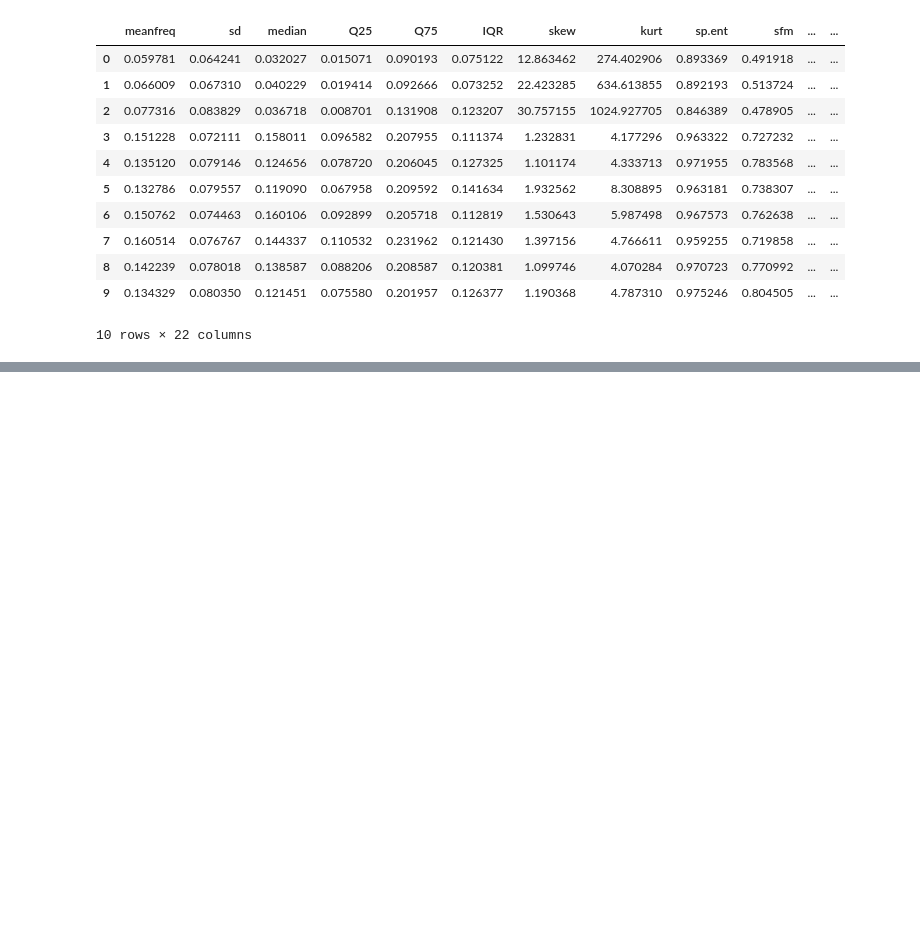
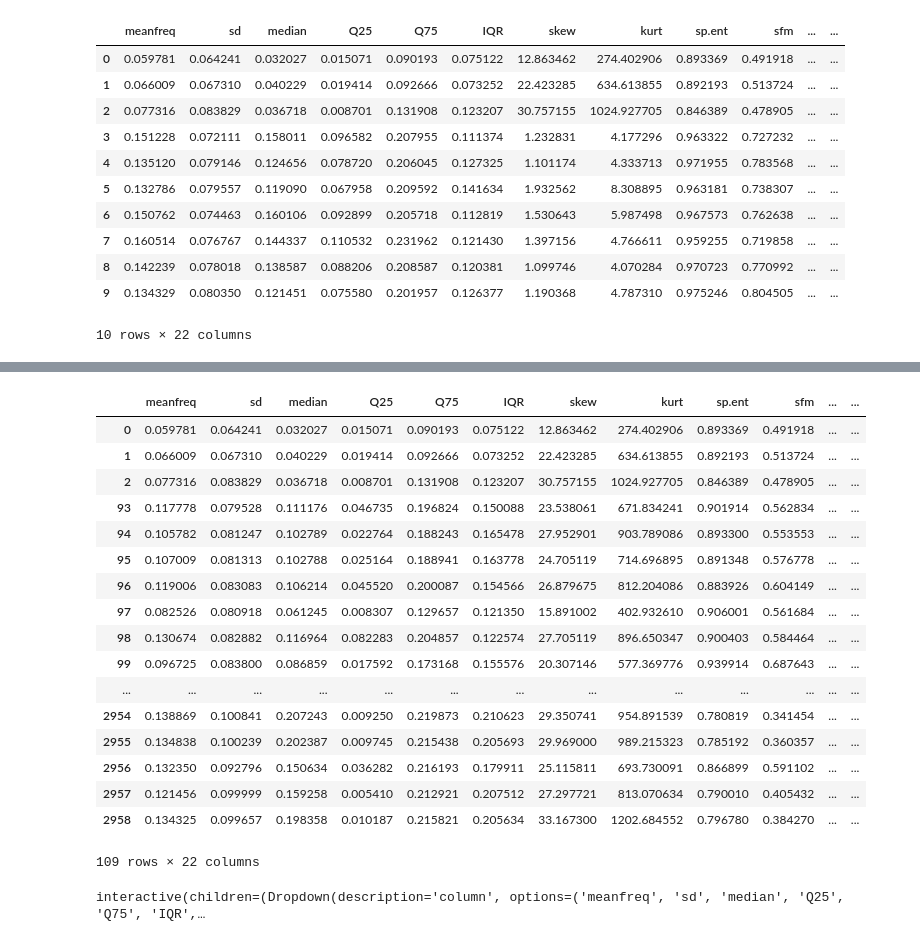
Before and after one commit to 1pha/Study_UOS, a Jupyter notebook: DL_from_Scratch/iris.ipynb, the cells around one changed output, grey strips where cells are left out. Cells and saved outputs as stored; diff of their text form; code cells hidden in the pictures; blank space fills up the shorter version.

```diff
--- a/DL_from_Scratch/iris.ipynb
+++ b/DL_from_Scratch/iris.ipynb
@@ -284,0 +288,3 @@ df.head(10)
+# %%
+df = pd.read_csv('gender_voice_scikit_onehot_dataset.csv')
+df.head(10)
@@ -284,0 +304,27 @@ df.head(10)
+# %%
+df.loc[df['skew'] > 12]
+# %% [output]
+|  | meanfreq | sd | median | Q25 | Q75 | IQR | skew | kurt | sp.ent | sfm | ... | ... |
+| 0 | 0.059781 | 0.064241 | 0.032027 | 0.015071 | 0.090193 | 0.075122 | 12.863462 | 274.402906 | 0.893369 | 0.491918 | ... | ... |
+| 1 | 0.066009 | 0.067310 | 0.040229 | 0.019414 | 0.092666 | 0.073252 | 22.423285 | 634.613855 | 0.892193 | 0.513724 | ... | ... |
+| 2 | 0.077316 | 0.083829 | 0.036718 | 0.008701 | 0.131908 | 0.123207 | 30.757155 | 1024.927705 | 0.846389 | 0.478905 | ... | ... |
+| 93 | 0.117778 | 0.079528 | 0.111176 | 0.046735 | 0.196824 | 0.150088 | 23.538061 | 671.834241 | 0.901914 | 0.562834 | ... | ... |
+| 94 | 0.105782 | 0.081247 | 0.102789 | 0.022764 | 0.188243 | 0.165478 | 27.952901 | 903.789086 | 0.893300 | 0.553553 | ... | ... |
+| 95 | 0.107009 | 0.081313 | 0.102788 | 0.025164 | 0.188941 | 0.163778 | 24.705119 | 714.696895 | 0.891348 | 0.576778 | ... | ... |
+| 96 | 0.119006 | 0.083083 | 0.106214 | 0.045520 | 0.200087 | 0.154566 | 26.879675 | 812.204086 | 0.883926 | 0.604149 | ... | ... |
+| 97 | 0.082526 | 0.080918 | 0.061245 | 0.008307 | 0.129657 | 0.121350 | 15.891002 | 402.932610 | 0.906001 | 0.561684 | ... | ... |
+| 98 | 0.130674 | 0.082882 | 0.116964 | 0.082283 | 0.204857 | 0.122574 | 27.705119 | 896.650347 | 0.900403 | 0.584464 | ... | ... |
+| 99 | 0.096725 | 0.083800 | 0.086859 | 0.017592 | 0.173168 | 0.155576 | 20.307146 | 577.369776 | 0.939914 | 0.687643 | ... | ... |
+| ... | ... | ... | ... | ... | ... | ... | ... | ... | ... | ... | ... | ... |
+| 2954 | 0.138869 | 0.100841 | 0.207243 | 0.009250 | 0.219873 | 0.210623 | 29.350741 | 954.891539 | 0.780819 | 0.341454 | ... | ... |
+| 2955 | 0.134838 | 0.100239 | 0.202387 | 0.009745 | 0.215438 | 0.205693 | 29.969000 | 989.215323 | 0.785192 | 0.360357 | ... | ... |
+| 2956 | 0.132350 | 0.092796 | 0.150634 | 0.036282 | 0.216193 | 0.179911 | 25.115811 | 693.730091 | 0.866899 | 0.591102 | ... | ... |
+| 2957 | 0.121456 | 0.099999 | 0.159258 | 0.005410 | 0.212921 | 0.207512 | 27.297721 | 813.070634 | 0.790010 | 0.405432 | ... | ... |
+| 2958 | 0.134325 | 0.099657 | 0.198358 | 0.010187 | 0.215821 | 0.205634 | 33.167300 | 1202.684552 | 0.796780 | 0.384270 | ... | ... |
+109 rows × 22 columns
+# %%
+@interact
+def show_articles_more_than(column=list(df.columns), x=12):
+    return df.loc[df[column] > x]
+# %% [output]
+interactive(children=(Dropdown(description='column', options=('meanfreq', 'sd', 'median', 'Q25', 'Q75', 'IQR',…
```
Also changed, not shown: parts of 3 cells of this notebook, 20 other files.
